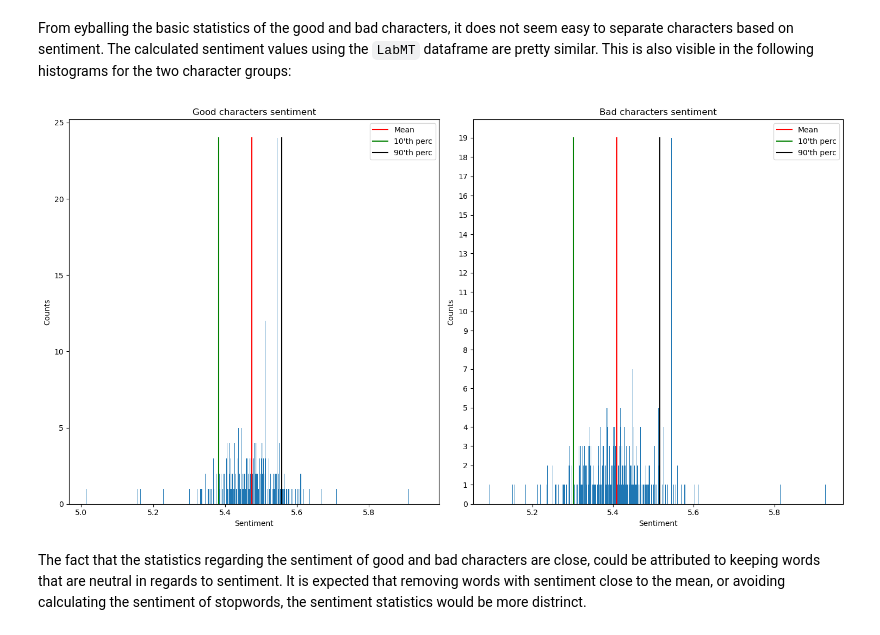
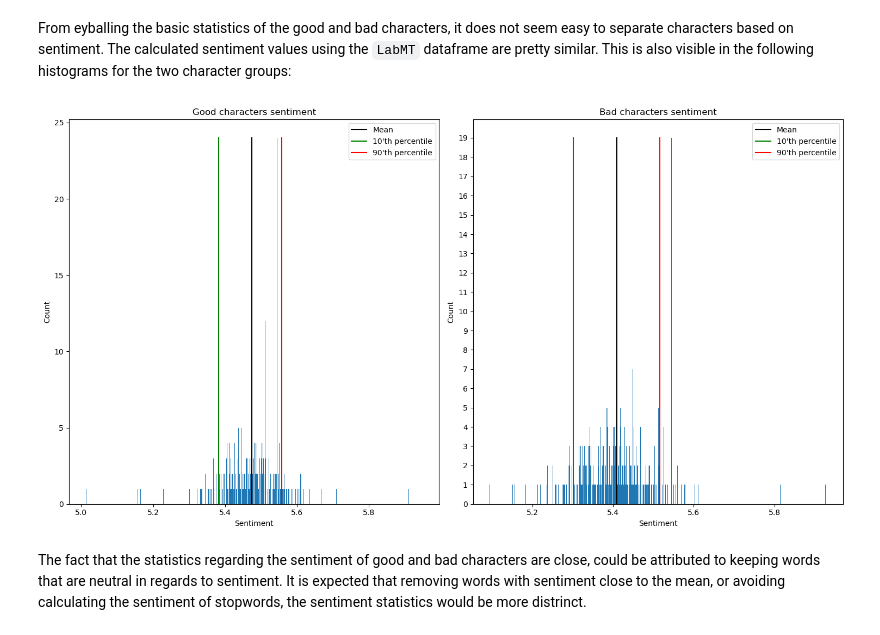
Before and after one commit to gpanagioto/projects_socialgraphs22, a Jupyter notebook: Assignment2/sg22_assignment_2_ima.ipynb, the cells around one changed output. Drawn from its saved outputs; the diff is of its cells as text; code cells hidden in the pictures.

```diff
--- a/Assignment2/sg22_assignment_2_ima.ipynb
+++ b/Assignment2/sg22_assignment_2_ima.ipynb
@@ -1033,40 +1035,40 @@ hist_bad, edges_bad = np.histogram( np.array( list(bad_sentiment.values()) ), bi
 # %%
 fig = plt.figure(figsize=(15,8))
 
 # Good characters sentiment histogram
 plt.subplot(1,2,1)
 plt.bar(edges_good[:-1], hist_good, width=step)
 
 # Plot the statistics
 mean_, median_, tenth_p, ninet_p = good_stats # Get basic stats for good characters
-plt.plot([mean_, mean_],[min(hist_good), max(hist_good)], 'r-', label='Mean')
-plt.plot([tenth_p, tenth_p],[min(hist_good), max(hist_good)], 'g-', label="10'th perc")
-plt.plot([ninet_p, ninet_p],[min(hist_good), max(hist_good)], 'k-', label="90'th perc")
+plt.plot([mean_, mean_],[min(hist_good), max(hist_good)], 'k-', label='Mean')
+plt.plot([tenth_p, tenth_p],[min(hist_good), max(hist_good)], 'g-', label="10'th percentile")
+plt.plot([ninet_p, ninet_p],[min(hist_good), max(hist_good)], 'r-', label="90'th percentile")
 
 plt.xlabel('Sentiment')
-plt.ylabel('Counts')
+plt.ylabel('Count')
 plt.title('Good characters sentiment')
 plt.legend()
 
 # Bad characters sentiment histogram
 plt.subplot(1,2,2)
 plt.bar(edges_bad[:-1], hist_bad, width=step)
 
 mean_, median_, tenth_p, ninet_p = bad_stats # Get basic stats for bad characters
-plt.plot([mean_, mean_],[min(hist_bad), max(hist_bad)], 'r-', label='Mean')
-plt.plot([tenth_p, tenth_p],[min(hist_bad), max(hist_bad)], 'g-', label="10'th perc")
-plt.plot([ninet_p, ninet_p],[min(hist_bad), max(hist_bad)], 'k-', label="90'th perc")
+plt.plot([mean_, mean_],[min(hist_bad), max(hist_bad)], 'k-', label='Mean')
+plt.plot([tenth_p, tenth_p],[min(hist_bad), max(hist_bad)], 'g-', label="10'th percentile")
+plt.plot([ninet_p, ninet_p],[min(hist_bad), max(hist_bad)], 'r-', label="90'th percentile")
 
 plt.xlabel('Sentiment')
-plt.ylabel('Counts')
+plt.ylabel('Count')
 plt.yticks(np.arange(min(hist_bad), max(hist_bad)+1,1).astype(int)) # Enforce integers for the y-label
 plt.title('Bad characters sentiment')
 plt.legend()
 
 plt.tight_layout()
 plt.show()
 # %% [output]
-[figure, old version]
+[figure, new version]
 # %% [markdown]
 The fact that the statistics regarding the sentiment of good and bad characters are close, could be attributed to keeping words that are neutral in regards to sentiment. It is expected that removing words with sentiment close to the mean, or avoiding calculating the sentiment of stopwords, the sentiment statistics would be more distrinct.
 # %% [markdown]
```
Also changed, not shown: parts of 1 cell of this notebook.
